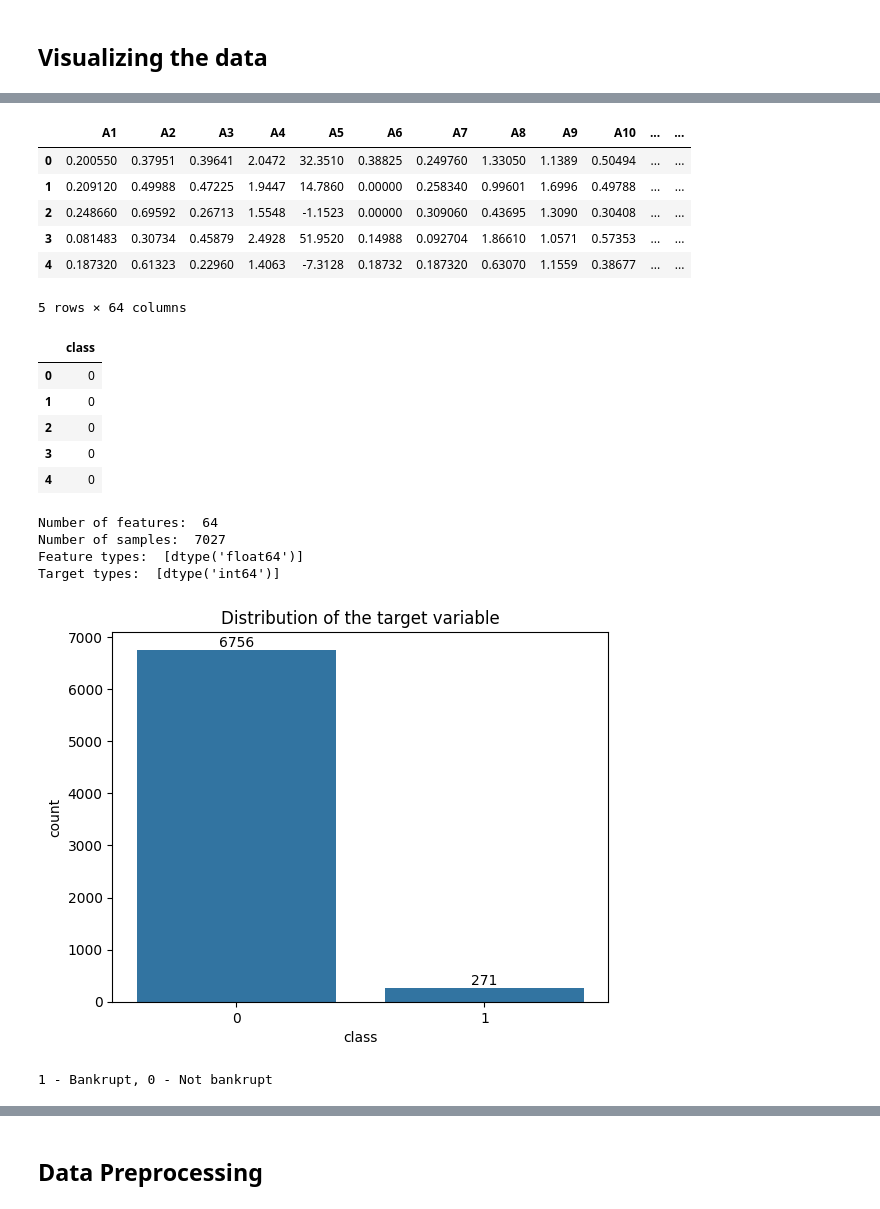
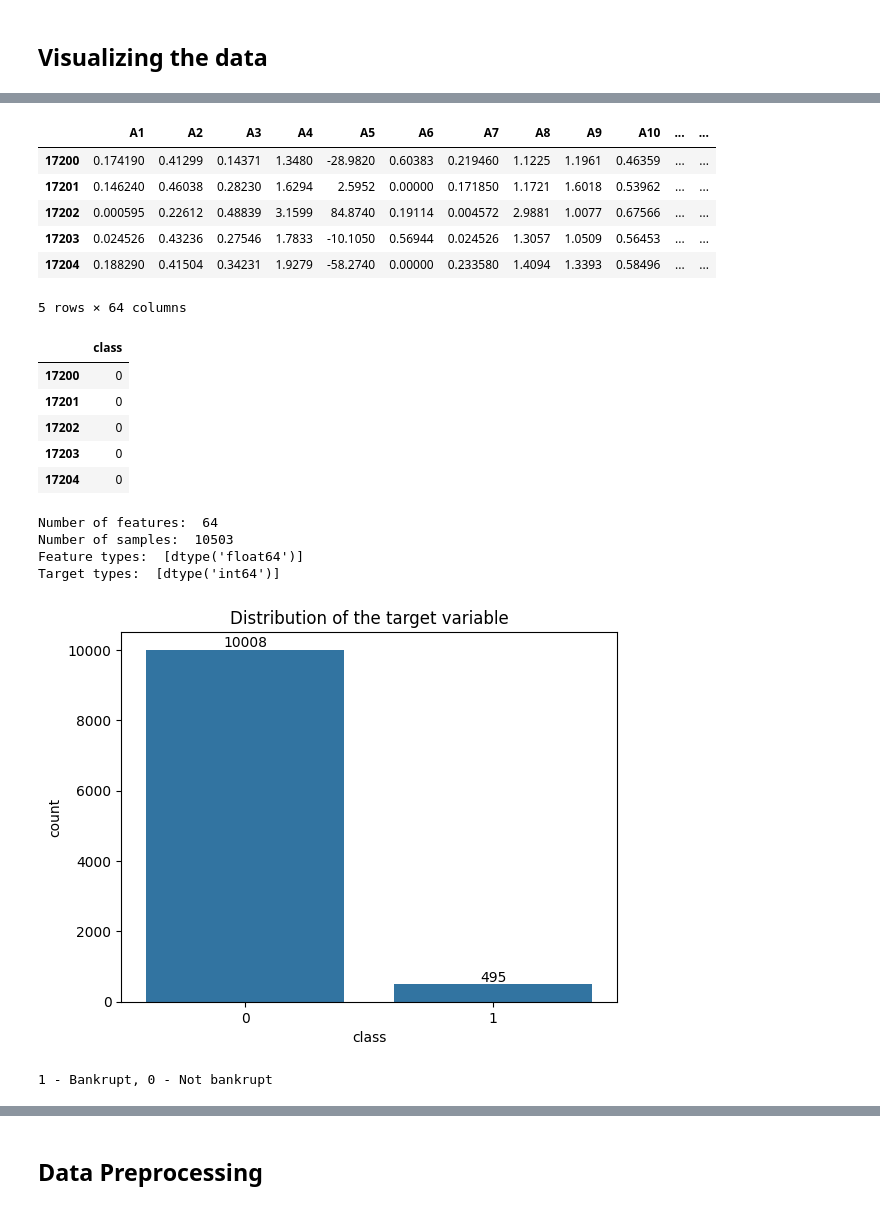
Before and after one commit to piotrdurniat/ml-l1-pcb, a Jupyter notebook: uczenie-maszynowe-lab-1.ipynb, the cells around one changed output, grey strips where cells are left out. Drawn from its saved outputs; the diff is of its cells as text; code cells hidden in the pictures.

```diff
--- a/uczenie-maszynowe-lab-1.ipynb
+++ b/uczenie-maszynowe-lab-1.ipynb
@@ -173,36 +203,36 @@ display(feature_description)
 # %%
 # Choose only samples from year = 1
 # and remove the year column
 
-year = 1
+year = 3
 filter_idx = X_all["year"] == year
 
 X = X_all[filter_idx].drop(columns=["year"])
 y = y_all[filter_idx]
 
 display(X.head())
 display(y.head())
 
 print("Number of features: ", X.shape[1])
 print("Number of samples: ", X.shape[0])
 print("Feature types: ", X.dtypes.unique())
 print("Target types: ", y.dtypes.unique())
 # %% [output]
 |  | A1 | A2 | A3 | A4 | A5 | A6 | A7 | A8 | A9 | A10 | ... | ... |
-| 0 | 0.200550 | 0.37951 | 0.39641 | 2.0472 | 32.3510 | 0.38825 | 0.249760 | 1.33050 | 1.1389 | 0.50494 | ... | ... |
-| 1 | 0.209120 | 0.49988 | 0.47225 | 1.9447 | 14.7860 | 0.00000 | 0.258340 | 0.99601 | 1.6996 | 0.49788 | ... | ... |
-| 2 | 0.248660 | 0.69592 | 0.26713 | 1.5548 | -1.1523 | 0.00000 | 0.309060 | 0.43695 | 1.3090 | 0.30408 | ... | ... |
-| 3 | 0.081483 | 0.30734 | 0.45879 | 2.4928 | 51.9520 | 0.14988 | 0.092704 | 1.86610 | 1.0571 | 0.57353 | ... | ... |
-| 4 | 0.187320 | 0.61323 | 0.22960 | 1.4063 | -7.3128 | 0.18732 | 0.187320 | 0.63070 | 1.1559 | 0.38677 | ... | ... |
+| 17200 | 0.174190 | 0.41299 | 0.14371 | 1.3480 | -28.9820 | 0.60383 | 0.219460 | 1.1225 | 1.1961 | 0.46359 | ... | ... |
+| 17201 | 0.146240 | 0.46038 | 0.28230 | 1.6294 | 2.5952 | 0.00000 | 0.171850 | 1.1721 | 1.6018 | 0.53962 | ... | ... |
+| 17202 | 0.000595 | 0.22612 | 0.48839 | 3.1599 | 84.8740 | 0.19114 | 0.004572 | 2.9881 | 1.0077 | 0.67566 | ... | ... |
+| 17203 | 0.024526 | 0.43236 | 0.27546 | 1.7833 | -10.1050 | 0.56944 | 0.024526 | 1.3057 | 1.0509 | 0.56453 | ... | ... |
+| 17204 | 0.188290 | 0.41504 | 0.34231 | 1.9279 | -58.2740 | 0.00000 | 0.233580 | 1.4094 | 1.3393 | 0.58496 | ... | ... |
 5 rows × 64 columns
 |  | class |
-| 0 | 0 |
-| 1 | 0 |
-| 2 | 0 |
-| 3 | 0 |
-| 4 | 0 |
+| 17200 | 0 |
+| 17201 | 0 |
+| 17202 | 0 |
+| 17203 | 0 |
+| 17204 | 0 |
 Number of features:  64
-Number of samples:  7027
+Number of samples:  10503
 Feature types:  [dtype('float64')]
 Target types:  [dtype('int64')]
 # %%
@@ -214,7 +244,7 @@ ax.bar_label(ax.containers[0], labels=abs_values, label_type="edge")
 plt.show()
 print("1 - Bankrupt, 0 - Not bankrupt")
 # %% [output]
-[figure, old version]
+[figure, new version]
 1 - Bankrupt, 0 - Not bankrupt
 # %%
 # Summary statistics of the features
```
Also changed, not shown: parts of 9 cells of this notebook.
